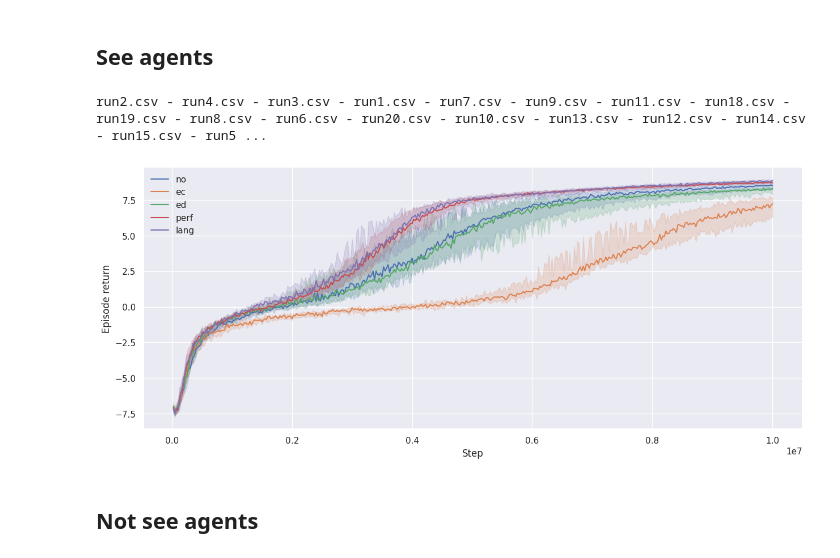
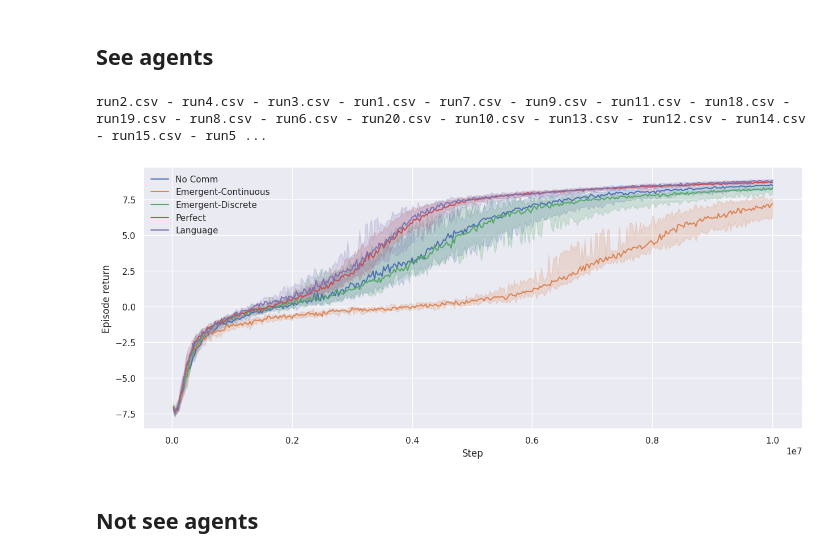
Before and after one commit to Maxtoq/MADRL-PhD-Thesis-Code, a Jupyter notebook: results/LAMARL Graphs.ipynb, the cells around one changed output. Cells and saved outputs as stored; diff of their text form; code cells hidden in the pictures.

```diff
--- a/results/LAMARL Graphs.ipynb
+++ b/results/LAMARL Graphs.ipynb
@@ -381,29 +381,29 @@ sns.set_theme()
 # %%
 perf = load_mov_avg(
     "../models/magym_PredPrey_new/9o5SA_Diff_perf/train_data/",
-    "perf",
+    "Perfect",
     25000)
 lang = load_mov_avg(
     "../models/magym_PredPrey_new/9o5SA_Diff_langsup/train_data/",
-    "lang",
+    "Language",
     25000)
 ec = load_mov_avg(
     "../models/magym_PredPrey_new/9o5SA_Diff_ec2/train_data/",
-    "ec",
+    "Emergent-Continuous",
     25000)
 ed = load_mov_avg(
     "../models/magym_PredPrey_new/9o5SA_Diff_edl/train_data/",
-    "ed",
+    "Emergent-Discrete",
     25000)
 noc = load_mov_avg(
     "../models/magym_PredPrey_new/9o5SA_Diff_noc/train_data/",
-    "no",
+    "No Comm",
     25000)
 
 plot_runs([noc, ec, ed, perf, lang], y="Episode return", estim="median", err="ci")
 # %% [output]
 run2.csv - run4.csv - run3.csv - run1.csv - run7.csv - run9.csv - run11.csv - run18.csv - run19.csv - run8.csv - run6.csv - run20.csv - run10.csv - run13.csv - run12.csv - run14.csv - run15.csv - run5 ...
-[figure, old version]
+[figure, new version]
 # %% [markdown]
 ## Not see agents
 # %%
```
Also changed, not shown: parts of 9 cells of this notebook, 4 other files.
